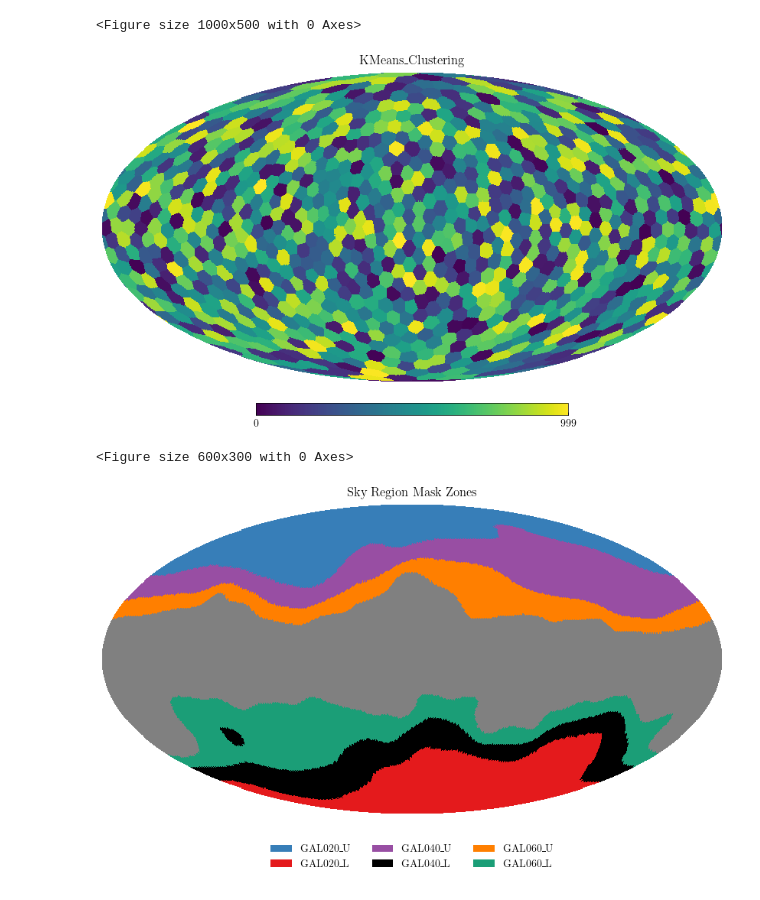
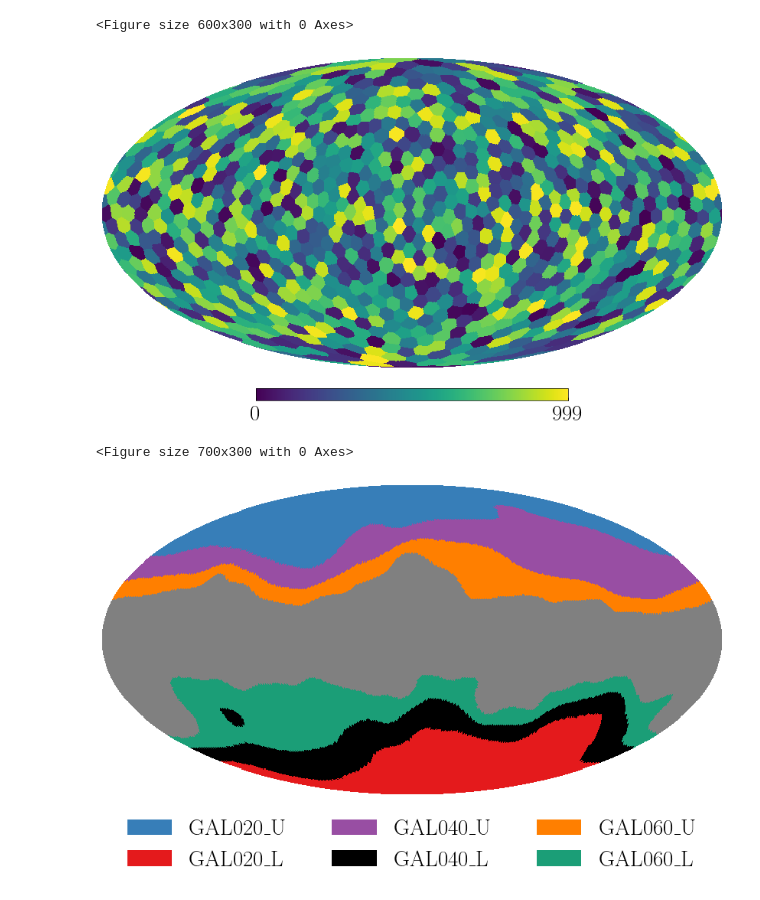
Before and after one commit to ASKabalan/furax-compsep-paper, a Jupyter notebook: content/80-illustraions.ipynb, the cells around one changed output. Drawn from its saved outputs; the diff is of its cells as text; code cells hidden in the pictures.

```diff
--- a/content/80-illustraions.ipynb
+++ b/content/80-illustraions.ipynb
@@ -18,29 +18,40 @@ from generate_maps import get_mask
 
 # Set the style for the plots
 plt.style.use("science")
-
+font_size = 14 * 1.5
+plt.rcParams.update(
+    {
+        "font.size": font_size,
+        "axes.labelsize": font_size,
+        "xtick.labelsize": font_size,
+        "ytick.labelsize": font_size,
+        "legend.fontsize": font_size,
+        "axes.titlesize": font_size,
+        "font.family": "serif",  # or 'Times New Roman' to match LaTeX
+    }
+)
 
 out_folder = "plots"
 os.makedirs(out_folder, exist_ok=True)
 # %%
 nside = 256
 npixels = hp.nside2npix(nside)
 
 mask = jnp.ones(npixels)
 (indices,) = jnp.where(mask == 1)
 
 full_map = get_clusters(mask, indices, 1000, jax.random.PRNGKey(0), max_centroids=1000)
 
 # Set up subplots
-fig = plt.figure(figsize=(10, 5))
+fig = plt.figure(figsize=(6, 3))
 # Plot each map
-hp.mollview(full_map, title="KMeans_Clustering", bgcolor=(0.0,) * 4)
+hp.mollview(full_map, bgcolor=(0.0,) * 4, title=None)
 # Display the plot
-plt.savefig(f"{out_folder}/kmeans_clustering.pdf", dpi=1200, bbox_inches="tight", transparent=True)
+plt.savefig(f"{out_folder}/kmeans_clustering.pdf", dpi=600, bbox_inches="tight", transparent=True)
 plt.show()
 # %% [output]
-<Figure size 1000x500 with 0 Axes>
+<Figure size 600x300 with 0 Axes>
-[figure, old version]
+[figure, new version]
 # %%
 import healpy as hp
 import matplotlib.pyplot as plt
@@ -77,13 +88,13 @@ distinct_colors = [
 # Create colormap for values 1-6 (index 0 is ignored)
 cmap = ListedColormap(["black"] + distinct_colors)
 
-plt.figure(figsize=(6, 3))
+plt.figure(figsize=(7, 3))
 # Plot with custom colormap and colorbar off
 hp.mollview(
     full_mask,
-    title="Sky Region Mask Zones",
     cbar=False,
     cmap=cmap,
+    title=None,
     min=0,
     max=6,
     bgcolor=(0.0,) * 4,
@@ -96,7 +107,7 @@ legend_elements = [
 
 # Add legend below map
 plt.legend(
-    handles=legend_elements, loc="lower center", bbox_to_anchor=(0.5, -0.2), ncol=3, frameon=False
+    handles=legend_elements, loc="lower center", bbox_to_anchor=(0.5, -0.3), ncol=3, frameon=False
 )
 
 # Save and show
@@ -105,8 +116,8 @@ plt.savefig(
 )
 plt.show()
 # %% [output]
-<Figure size 600x300 with 0 Axes>
+<Figure size 700x300 with 0 Axes>
-[figure, old version]
+[figure, new version]
 # %%
 # Load binary masks
 np.random.seed(0)
```
Also changed, not shown: parts of 2 cells of this notebook, 5 other files.
